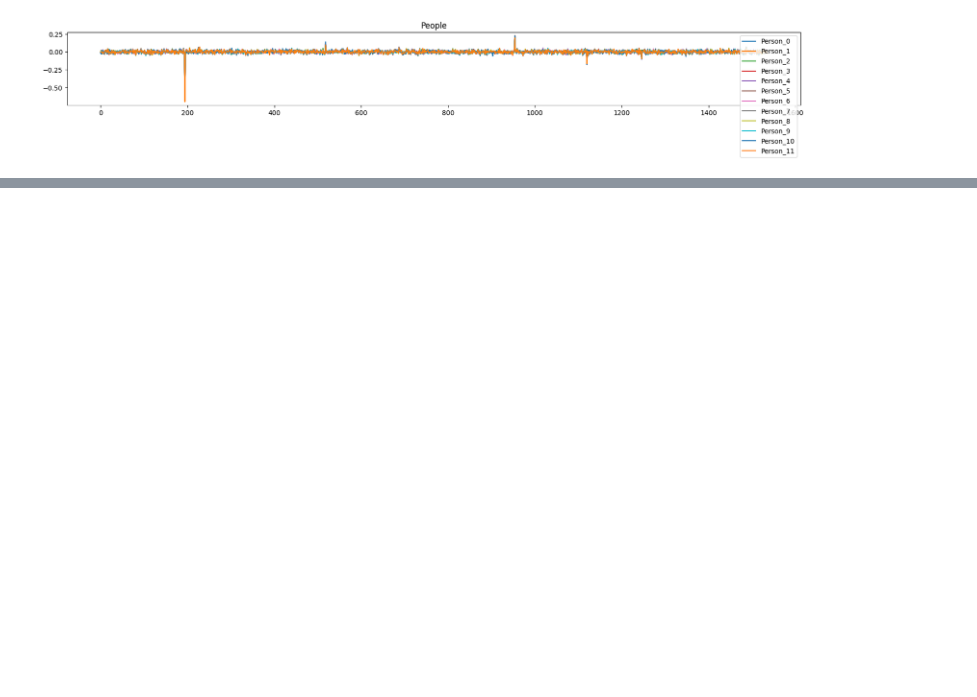
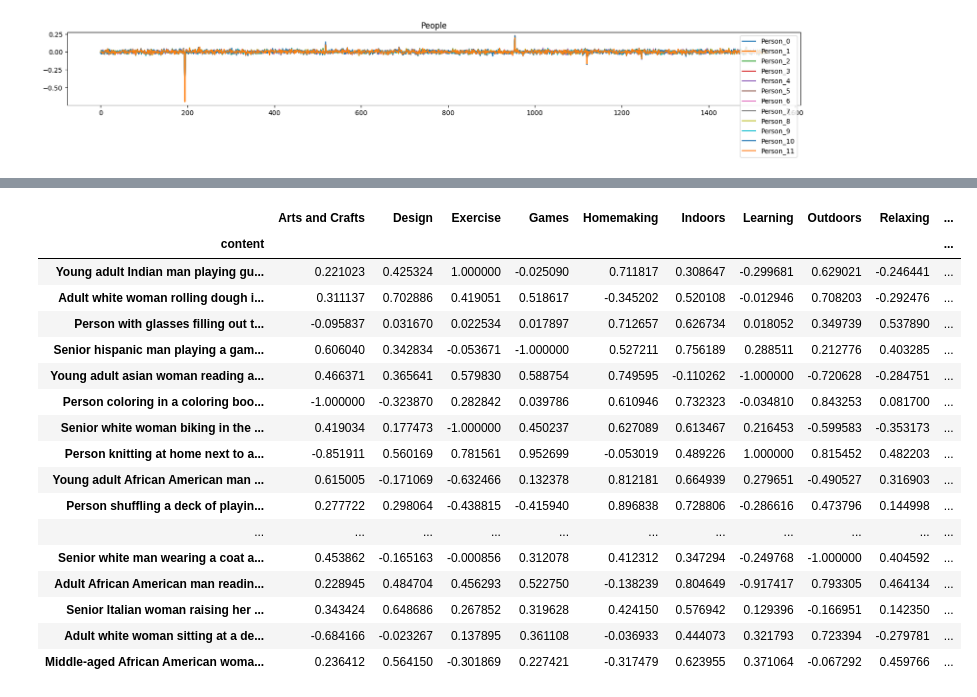
Before and after one commit to paxnea/LLM-multimodal-nudging, a Jupyter notebook: ans_3.ipynb, the cells around one changed output, grey strips where cells are left out. Cells and saved outputs as stored; diff of their text form; code cells hidden in the pictures; blank space fills up the shorter version.

```diff
--- a/ans_3.ipynb
+++ b/ans_3.ipynb
@@ -204,0 +181,2 @@ plt.show()
+# %%
+df_images = prepare(df_images)
@@ -204,0 +231,39 @@ plt.show()
+# %%
+distances = {
+    'activity-image': {},
+    'activity-message': {},
+    'person-image': {},
+    'person-message': {},
+    'image-message': {}
+}
+# %%
+for activity in df_activities.columns:
+    distances['activity-image'][activity] = {}
+    distances['activity-message'][activity] = {}
+    for image_id in df_images.columns:
+        distances['activity-image'][activity][image_id] = ansnorm(df_activities[activity], df_images[image_id])
+    for message_id in df_messages.columns:
+        distances['activity-message'][activity][message_id] = ansnorm(df_activities[activity], df_messages[message_id])
+# %%
+df = prepare(pd.DataFrame(distances['activity-image']).T).T
+df.index = pd.read_csv('data/images.csv', sep='John Cena').content
+df.style.background_gradient(cmap='YlGnBu')
+# %% [output]
+|  | Arts and Crafts | Design | Exercise | Games | Homemaking | Indoors | Learning | Outdoors | Relaxing | ... |
+| content |  |  |  |  |  |  |  |  |  | ... |
+| Young adult Indian man playing gu... | 0.221023 | 0.425324 | 1.000000 | -0.025090 | 0.711817 | 0.308647 | -0.299681 | 0.629021 | -0.246441 | ... |
+| Adult white woman rolling dough i... | 0.311137 | 0.702886 | 0.419051 | 0.518617 | -0.345202 | 0.520108 | -0.012946 | 0.708203 | -0.292476 | ... |
+| Person with glasses filling out t... | -0.095837 | 0.031670 | 0.022534 | 0.017897 | 0.712657 | 0.626734 | 0.018052 | 0.349739 | 0.537890 | ... |
+| Senior hispanic man playing a gam... | 0.606040 | 0.342834 | -0.053671 | -1.000000 | 0.527211 | 0.756189 | 0.288511 | 0.212776 | 0.403285 | ... |
+| Young adult asian woman reading a... | 0.466371 | 0.365641 | 0.579830 | 0.588754 | 0.749595 | -0.110262 | -1.000000 | -0.720628 | -0.284751 | ... |
+| Person coloring in a coloring boo... | -1.000000 | -0.323870 | 0.282842 | 0.039786 | 0.610946 | 0.732323 | -0.034810 | 0.843253 | 0.081700 | ... |
+| Senior white woman biking in the ... | 0.419034 | 0.177473 | -1.000000 | 0.450237 | 0.627089 | 0.613467 | 0.216453 | -0.599583 | -0.353173 | ... |
+| Person knitting at home next to a... | -0.851911 | 0.560169 | 0.781561 | 0.952699 | -0.053019 | 0.489226 | 1.000000 | 0.815452 | 0.482203 | ... |
+| Young adult African American man ... | 0.615005 | -0.171069 | -0.632466 | 0.132378 | 0.812181 | 0.664939 | 0.279651 | -0.490527 | 0.316903 | ... |
+| Person shuffling a deck of playin... | 0.277722 | 0.298064 | -0.438815 | -0.415940 | 0.896838 | 0.728806 | -0.286616 | 0.473796 | 0.144998 | ... |
+| ... | ... | ... | ... | ... | ... | ... | ... | ... | ... | ... |
+| Senior white man wearing a coat a... | 0.453862 | -0.165163 | -0.000856 | 0.312078 | 0.412312 | 0.347294 | -0.249768 | -1.000000 | 0.404592 | ... |
+| Adult African American man readin... | 0.228945 | 0.484704 | 0.456293 | 0.522750 | -0.138239 | 0.804649 | -0.917417 | 0.793305 | 0.464134 | ... |
+| Senior Italian woman raising her ... | 0.343424 | 0.648686 | 0.267852 | 0.319628 | 0.424150 | 0.576942 | 0.129396 | -0.166951 | 0.142350 | ... |
+| Adult white woman sitting at a de... | -0.684166 | -0.023267 | 0.137895 | 0.361108 | -0.036933 | 0.444073 | 0.321793 | 0.723394 | -0.279781 | ... |
+| Middle-aged African American woma... | 0.236412 | 0.564150 | -0.301869 | 0.227421 | -0.317479 | 0.623955 | 0.371064 | -0.067292 | 0.459766 | ... |
```
Also changed, not shown: parts of 19 cells of this notebook, 2 other files.
